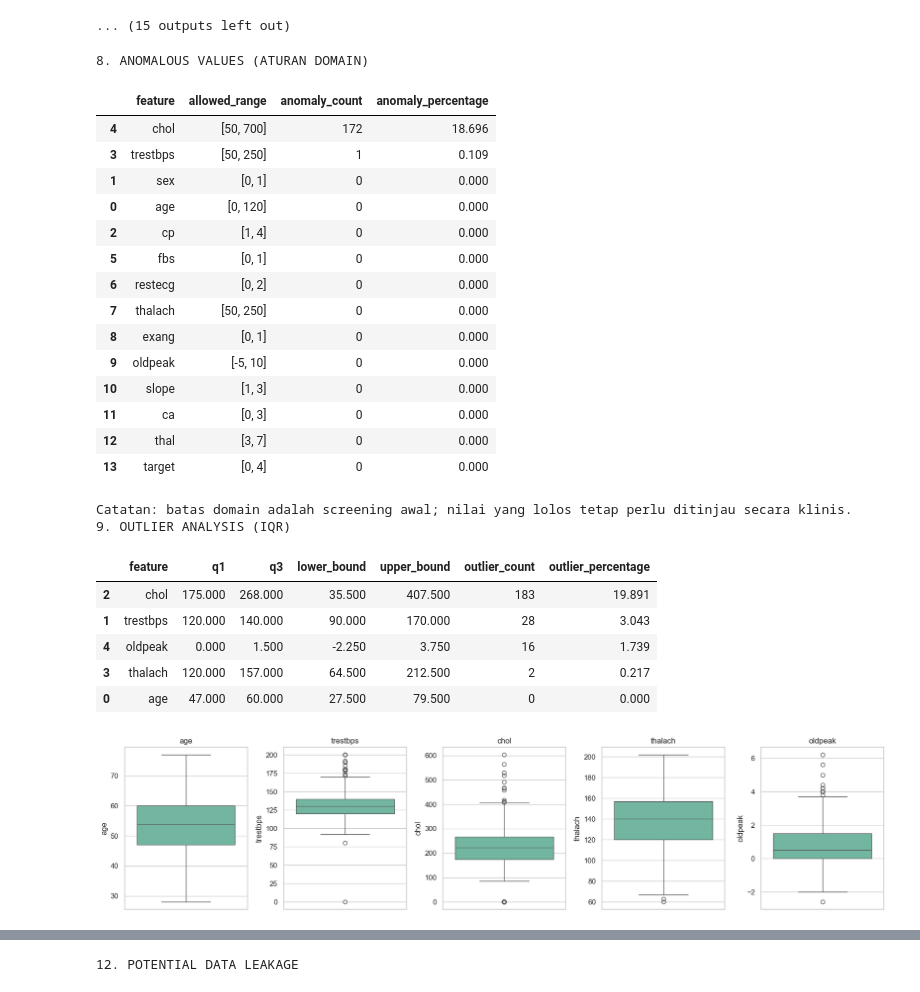
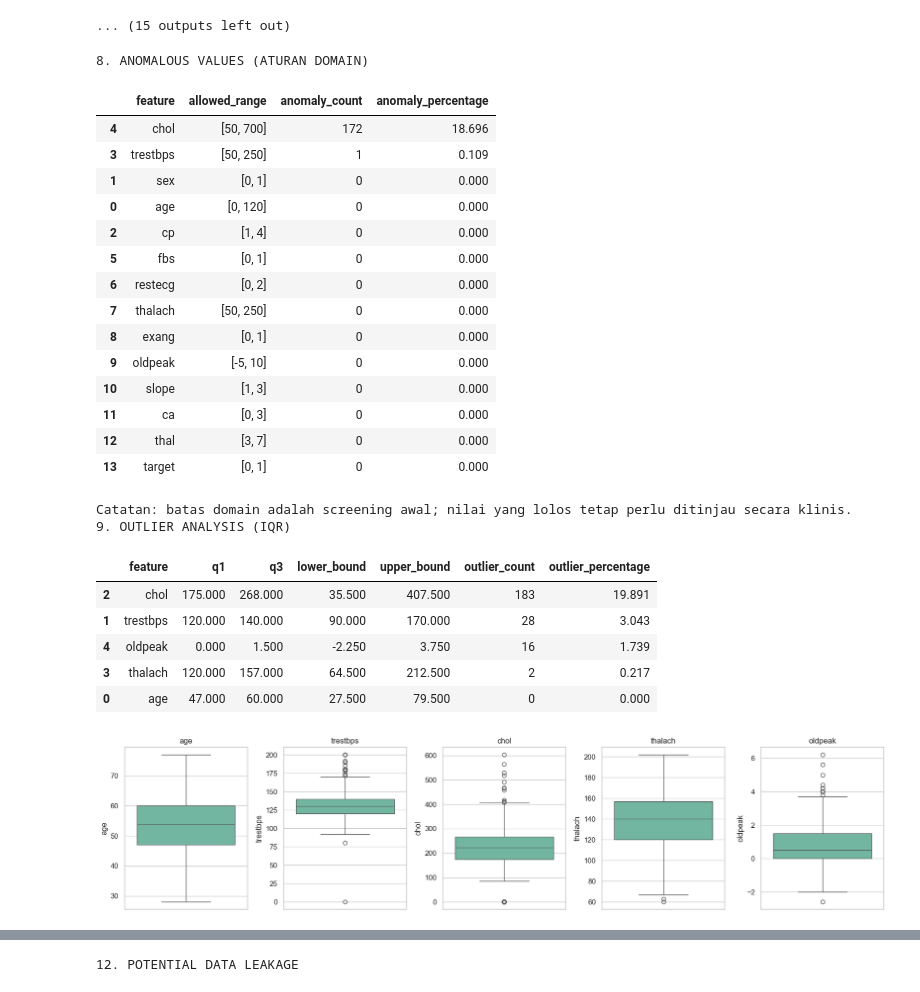
Before and after one commit to akmaliarizka5/data_science_project, a Jupyter notebook: EDA.ipynb, the cells around one changed output, grey strips where cells are left out. Drawn from its saved outputs; the diff is of its cells as text; code cells hidden in the pictures.

```diff
--- a/EDA.ipynb
+++ b/EDA.ipynb
@@ -297,7 +297,7 @@ domain_rules = {
     "slope": (1, 3),
     "ca": (0, 3),
     "thal": (3, 7),
-    "target": (0, 4),
+    "target": (0, 1),
 }
 anomaly_rows = []
 for feature, (lower, upper) in domain_rules.items():
@@ -329,34 +329,34 @@ for feature in numeric_features:
         "lower_bound": lower,
         "upper_bound": upper,
         "outlier_count": int(mask.sum()),
         "outlier_percentage": mask.mean() * 100,
     })
 outlier_table = pd.DataFrame(outlier_rows).sort_values("outlier_count", ascending=False)
 display(outlier_table)
 
 fig, axes = plt.subplots(1, len(numeric_features), figsize=(17, 4))
 for axis, feature in zip(axes, numeric_features):
     sns.boxplot(data=df, y=feature, ax=axis)
     axis.set_title(feature)
 plt.tight_layout()
 plt.show()
 # %% [output]
 8. ANOMALOUS VALUES (ATURAN DOMAIN)
 |  | feature | allowed_range | anomaly_count | anomaly_percentage |
 | 4 | chol | [50, 700] | 172 | 18.696 |
 | 3 | trestbps | [50, 250] | 1 | 0.109 |
 | 1 | sex | [0, 1] | 0 | 0.000 |
 | 0 | age | [0, 120] | 0 | 0.000 |
 | 2 | cp | [1, 4] | 0 | 0.000 |
 | 5 | fbs | [0, 1] | 0 | 0.000 |
 | 6 | restecg | [0, 2] | 0 | 0.000 |
 | 7 | thalach | [50, 250] | 0 | 0.000 |
 | 8 | exang | [0, 1] | 0 | 0.000 |
 | 9 | oldpeak | [-5, 10] | 0 | 0.000 |
 | 10 | slope | [1, 3] | 0 | 0.000 |
 | 11 | ca | [0, 3] | 0 | 0.000 |
 | 12 | thal | [3, 7] | 0 | 0.000 |
-| 13 | target | [0, 4] | 0 | 0.000 |
+| 13 | target | [0, 1] | 0 | 0.000 |
 Catatan: batas domain adalah screening awal; nilai yang lolos tetap perlu ditinjau secara klinis.
 9. OUTLIER ANALYSIS (IQR)
 |  | feature | q1 | q3 | lower_bound | upper_bound | outlier_count | outlier_percentage |
```
Also changed, not shown: parts of 1 cell of this notebook.
